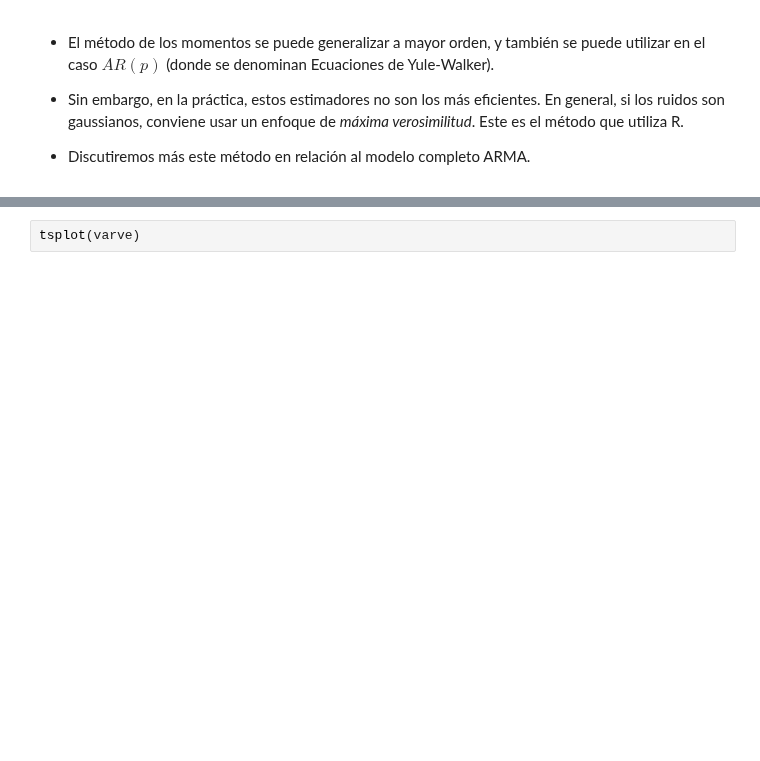
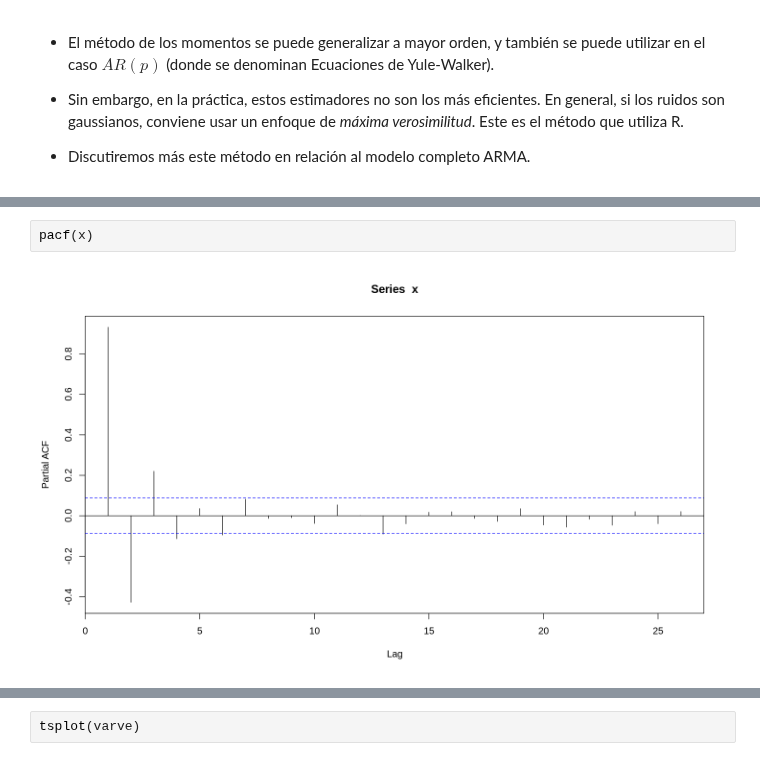
Before and after one commit to aferragu/curso_series_temporales, a Jupyter notebook: Modelos de media movil y ARMA.ipynb, the cells around one changed output, grey strips where cells are left out. Drawn from its saved outputs; the diff is of its cells as text; blank space fills up the shorter version.

```diff
--- a/Modelos de media movil y ARMA.ipynb
+++ b/Modelos de media movil y ARMA.ipynb
@@ -280,0 +306,4 @@ sigma^2 estimated as 1.03:  log likelihood = -717.1,  aic = 1438.21
+# %%
+pacf(x)
+# %% [output]
+[figure, added]
```
Also changed, not shown: parts of 23 cells of this notebook, 1 other file.
